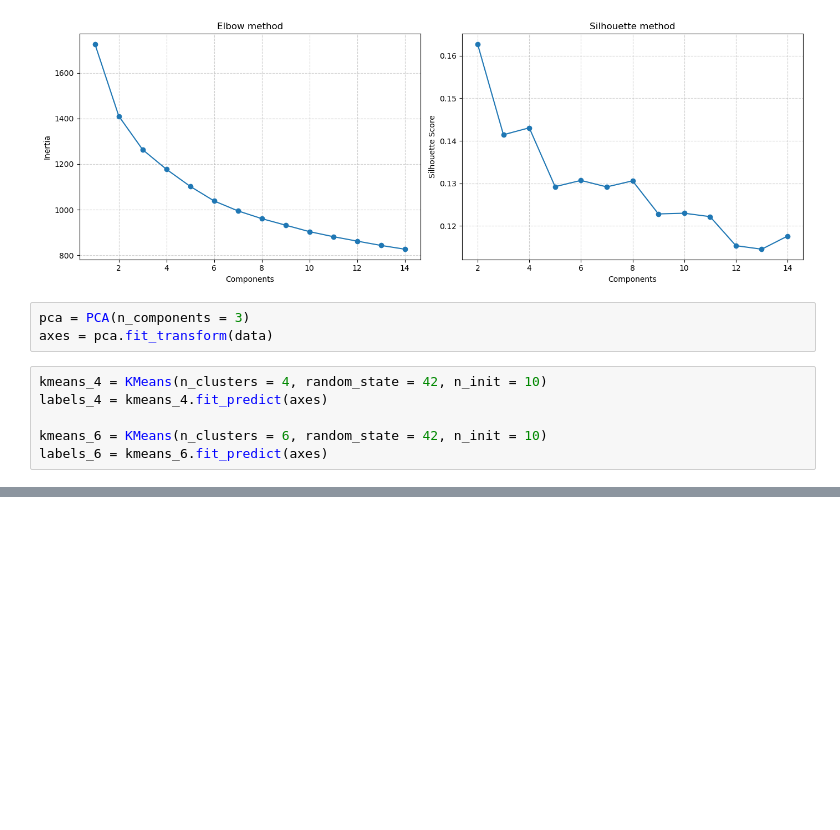
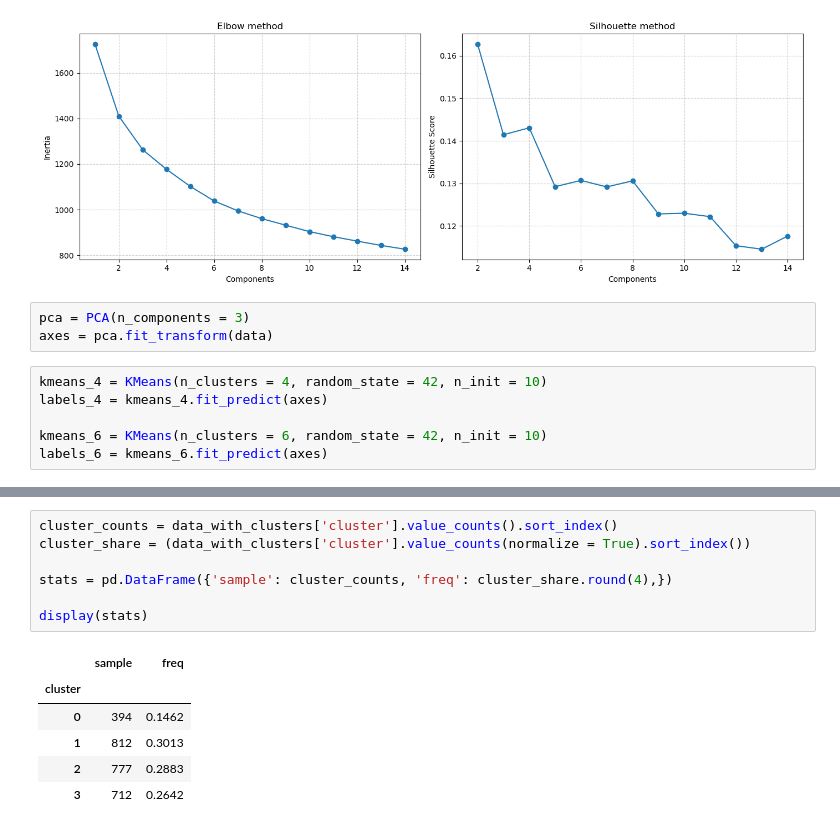
Before and after one commit to aquapuziq/BSU_DA-DS_labs, a Jupyter notebook: cluster_analysis/cluster_analysis.ipynb, the cells around one changed output, grey strips where cells are left out. Cells and saved outputs as stored; diff of their text form; blank space fills up the shorter version.

```diff
--- a/cluster_analysis/cluster_analysis.ipynb
+++ b/cluster_analysis/cluster_analysis.ipynb
@@ -120,0 +132,14 @@ fig.show()
+# %%
+cluster_counts = data_with_clusters['cluster'].value_counts().sort_index()
+cluster_share = (data_with_clusters['cluster'].value_counts(normalize = True).sort_index())
+
+stats = pd.DataFrame({'sample': cluster_counts, 'freq': cluster_share.round(4),})
+
+display(stats)
+# %% [output]
+|  | sample | freq |
+| cluster |  |  |
+| 0 | 394 | 0.1462 |
+| 1 | 812 | 0.3013 |
+| 2 | 777 | 0.2883 |
+| 3 | 712 | 0.2642 |
```
Also changed, not shown: parts of 3 cells of this notebook.
